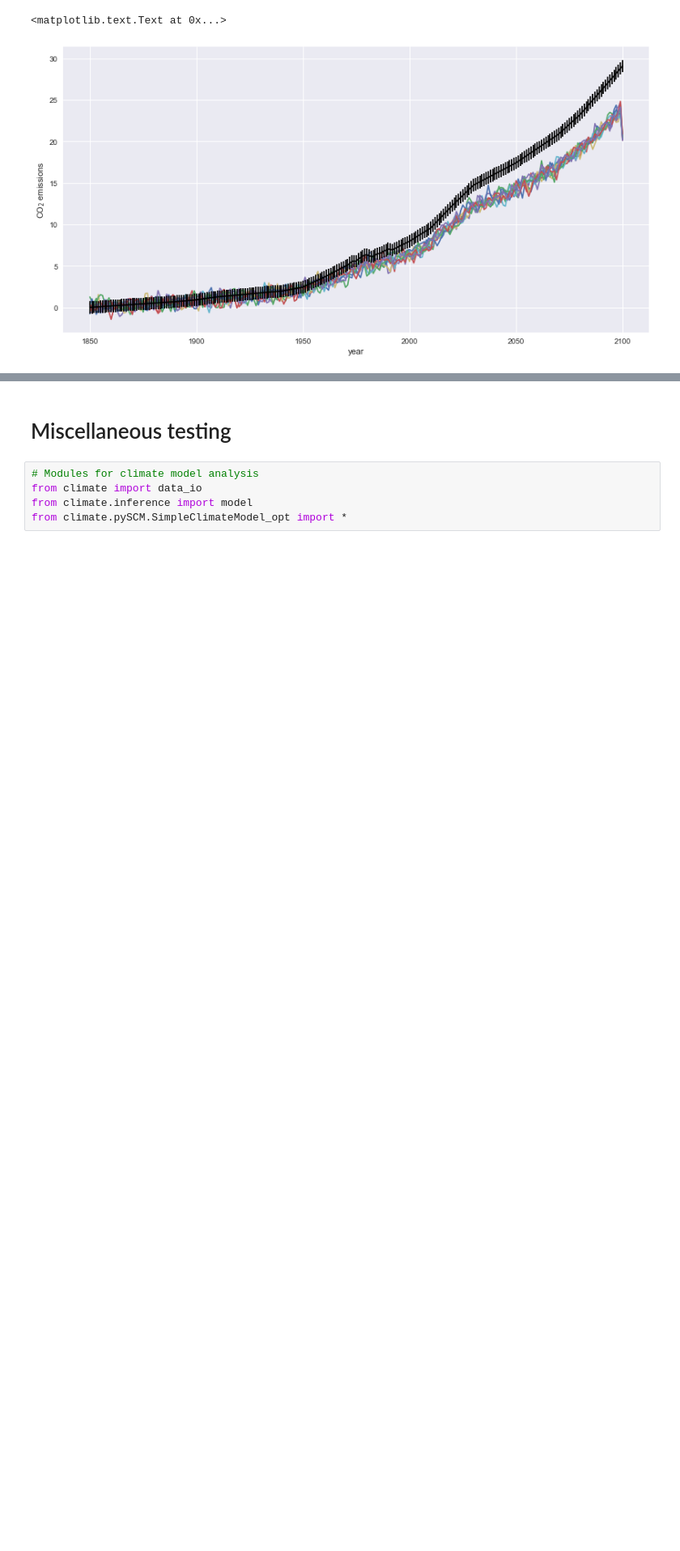
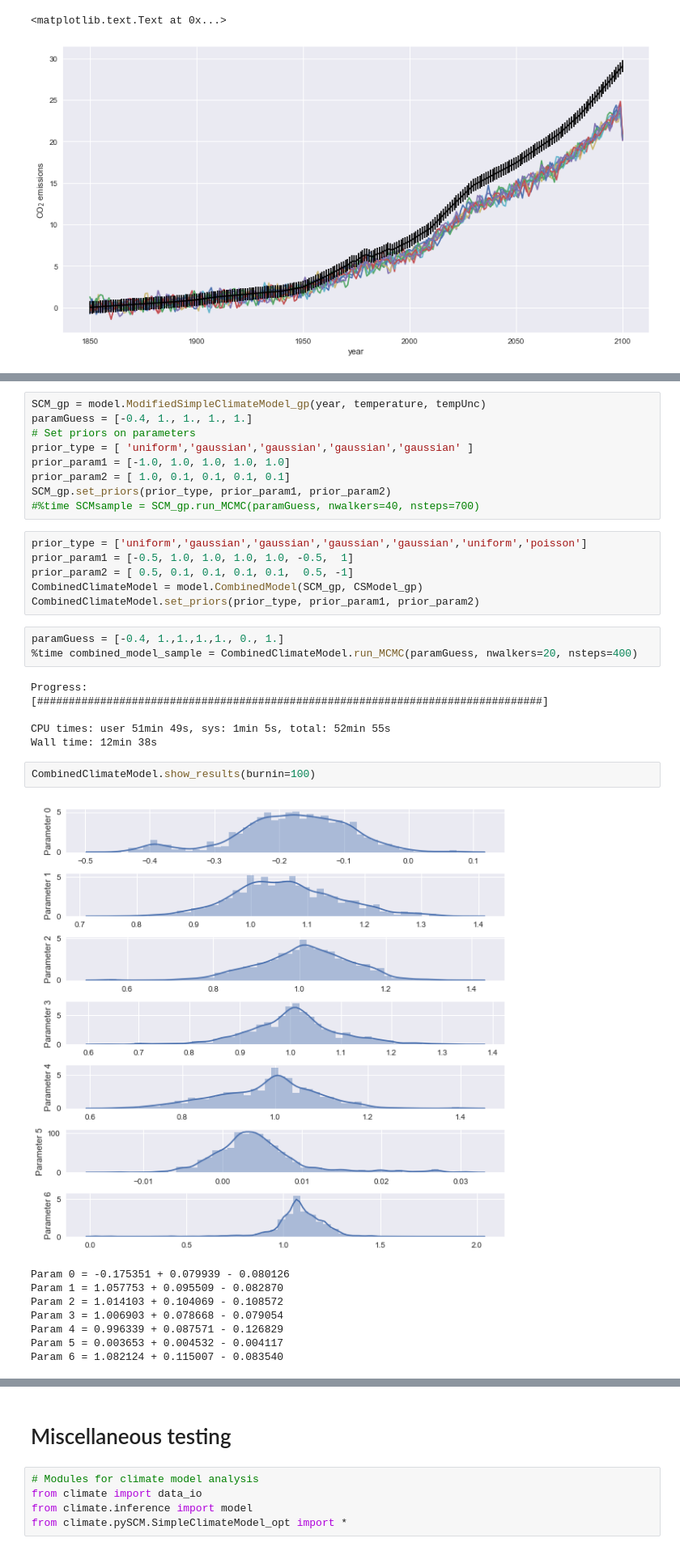
Before and after one commit to mrowan137/Climate, a Jupyter notebook: tutorial.ipynb, the cells around one changed output, grey strips where cells are left out. Shown: that part at 81% size. Cells and saved outputs as stored; diff of their text form; blank space fills up the shorter version.

Commit message:
example estimating all params using gpr

```diff
--- a/tutorial.ipynb
+++ b/tutorial.ipynb
@@ -316,0 +324,35 @@ Param 4 = 0.799849 + 0.104360 - 0.090939
+# %%
+SCM_gp = model.ModifiedSimpleClimateModel_gp(year, temperature, tempUnc)
+paramGuess = [-0.4, 1., 1., 1., 1.]
+# Set priors on parameters
+prior_type = [ 'uniform','gaussian','gaussian','gaussian','gaussian' ]
+prior_param1 = [-1.0, 1.0, 1.0, 1.0, 1.0]
+prior_param2 = [ 1.0, 0.1, 0.1, 0.1, 0.1]
+SCM_gp.set_priors(prior_type, prior_param1, prior_param2)
+#%time SCMsample = SCM_gp.run_MCMC(paramGuess, nwalkers=40, nsteps=700)
+# %%
+prior_type = ['uniform','gaussian','gaussian','gaussian','gaussian','uniform','poisson']
+prior_param1 = [-0.5, 1.0, 1.0, 1.0, 1.0, -0.5,  1]
+prior_param2 = [ 0.5, 0.1, 0.1, 0.1, 0.1,  0.5, -1]
+CombinedClimateModel = model.CombinedModel(SCM_gp, CSModel_gp)
+CombinedClimateModel.set_priors(prior_type, prior_param1, prior_param2)
+# %%
+paramGuess = [-0.4, 1.,1.,1.,1., 0., 1.]
+%time combined_model_sample = CombinedClimateModel.run_MCMC(paramGuess, nwalkers=20, nsteps=400)
+# %% [output]
+Progress:
+[################################################################################]
+
+CPU times: user 51min 49s, sys: 1min 5s, total: 52min 55s
+Wall time: 12min 38s
+# %%
+CombinedClimateModel.show_results(burnin=100)
+# %% [output]
+[figure, added]
+Param 0 = -0.175351 + 0.079939 - 0.080126
+Param 1 = 1.057753 + 0.095509 - 0.082870
+Param 2 = 1.014103 + 0.104069 - 0.108572
+Param 3 = 1.006903 + 0.078668 - 0.079054
+Param 4 = 0.996339 + 0.087571 - 0.126829
+Param 5 = 0.003653 + 0.004532 - 0.004117
+Param 6 = 1.082124 + 0.115007 - 0.083540
```
Also changed, not shown: parts of 6 cells of this notebook.
